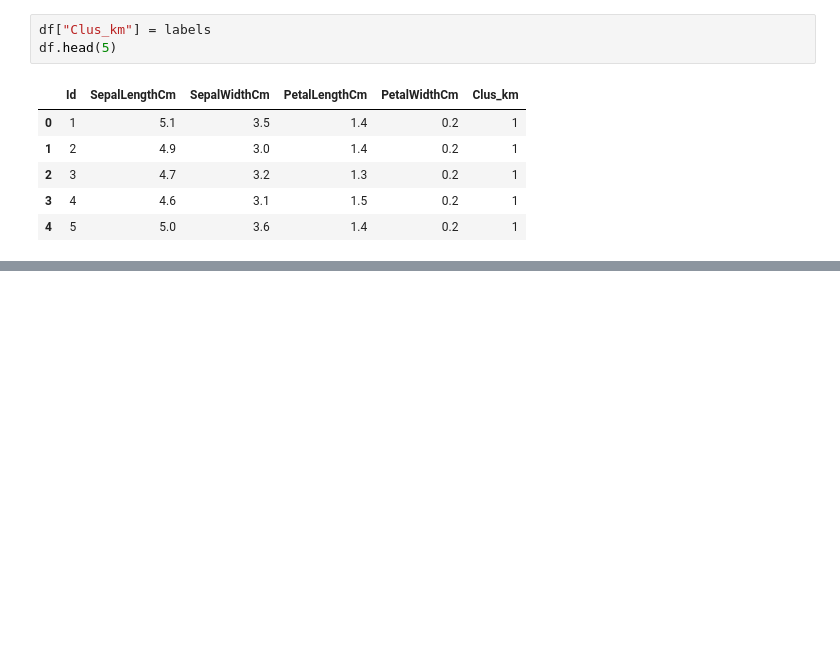
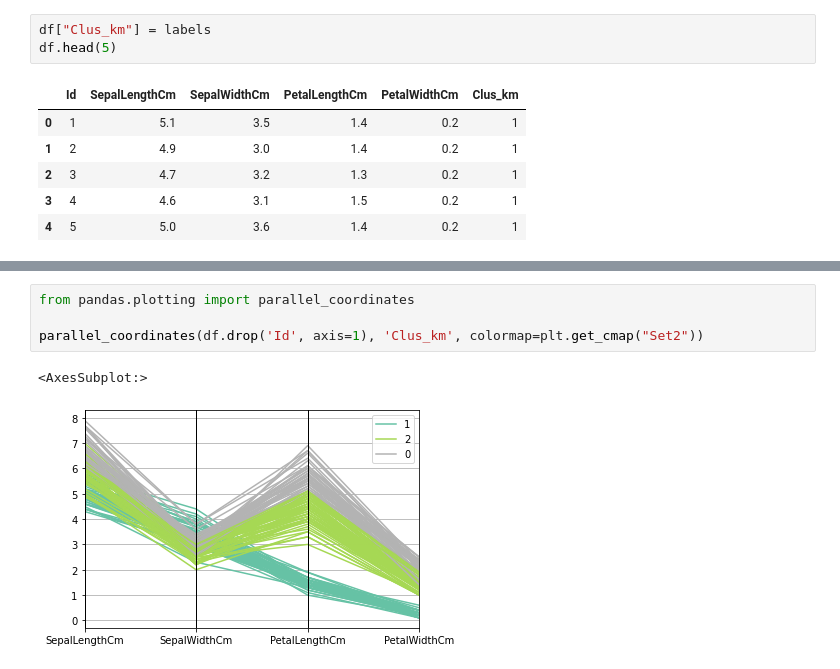
Before and after one commit to segara2410/Computational-intelligence, a Jupyter notebook: kmeans/kmeans_iris.ipynb, the cells around one changed output, grey strips where cells are left out. Saved outputs shown, nothing was run; the diff lists cells and outputs as text; blank space fills up the shorter version.

Commit message:
add parallel coordinates for kmeans

```diff
--- a/kmeans/kmeans_iris.ipynb
+++ b/kmeans/kmeans_iris.ipynb
@@ -90,3 +90,10 @@ Text(0, 0.5, 'SepalWidthCm')
+# %%
+from pandas.plotting import parallel_coordinates
+
+parallel_coordinates(df.drop('Id', axis=1), 'Clus_km', colormap=plt.get_cmap("Set2"))
+# %% [output]
+<AxesSubplot:>
+[figure, added]
 # %%
 cluster_list = [i for i in range (2, 11)]
 scores = []
```
Also changed, not shown: parts of 4 cells of this notebook, 2 other files.
